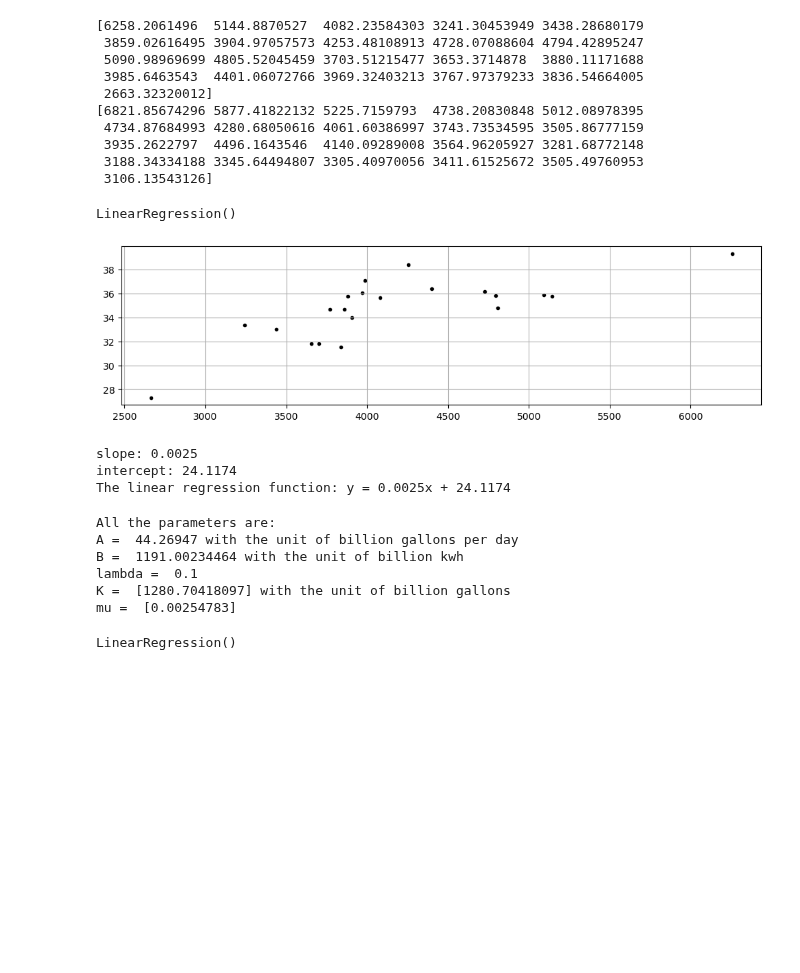
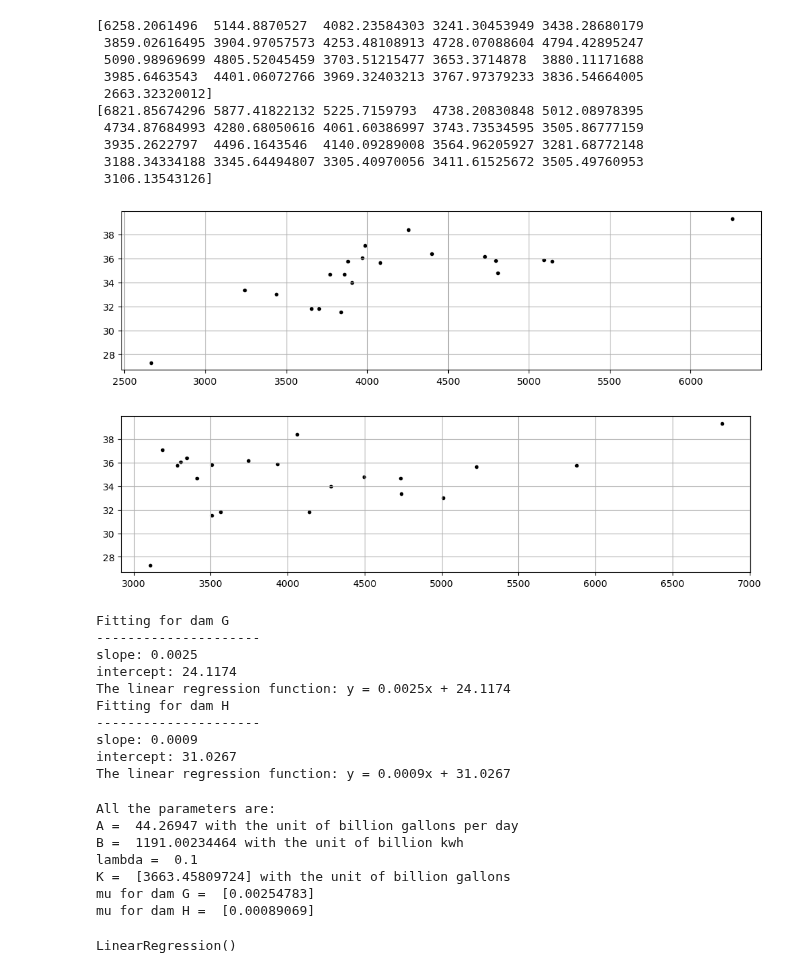
Before and after one commit to SILENT-GUO/MCM_works, a Jupyter notebook: 2022TaskB/Problem_1.ipynb, the cells around one changed output. Drawn from its saved outputs; the diff is of its cells as text; code cells hidden in the pictures; blank space fills up the shorter version.

```diff
--- a/2022TaskB/Problem_1.ipynb
+++ b/2022TaskB/Problem_1.ipynb
@@ -154,23 +154,49 @@ print(waterH)
 # %%
 df = pd.DataFrame(elec, columns=['elec'])
 df['waterG'] = waterG
+df['waterH'] = waterH
 fig = plt.figure(figsize =(12,3))
 plt.scatter(df['waterG'],df['elec'],marker = '.',color = 'k')
 plt.grid(True)
 # elec = a * water + b
-model = linear_model.LinearRegression()
-model.fit(df['waterG'][:,np.newaxis], df['elec'][:,np.newaxis])
+modelG = linear_model.LinearRegression()
+modelG.fit(df['waterG'][:,np.newaxis], df['elec'][:,np.newaxis])
+
+fig = plt.figure(figsize =(12,3))
+plt.scatter(df['waterH'],df['elec'],marker = '.',color = 'k')
+plt.grid(True)
+# elec = a * water + b
+modelH = linear_model.LinearRegression()
+modelH.fit(df['waterH'][:,np.newaxis], df['elec'][:,np.newaxis])
+
+plt.show()
 # %% [output]
-LinearRegression()
 [figure]
+[figure, added]
 # %%
-print('slope: %.4f' % model.coef_[0])
-print('intercept: %.4f' % model.intercept_)
+print("Fitting for dam G")
+print("---------------------")
+print('slope: %.4f' % modelG.coef_[0])
+print('intercept: %.4f' % modelG.intercept_)
 print('The linear regression function: y = %.4fx + %.4f' %
-      (model.coef_[0], model.intercept_))
+      (modelG.coef_[0], modelG.intercept_))
+
+print("Fitting for dam H")
+print("---------------------")
+print('slope: %.4f' % modelH.coef_[0])
+print('intercept: %.4f' % modelH.intercept_)
+print('The linear regression function: y = %.4fx + %.4f' %
+      (modelH.coef_[0], modelH.intercept_))
 # %% [output]
+Fitting for dam G
+---------------------
 slope: 0.0025
 intercept: 24.1174
 The linear regression function: y = 0.0025x + 24.1174
+Fitting for dam H
+---------------------
+slope: 0.0009
+intercept: 31.0267
+The linear regression function: y = 0.0009x + 31.0267
 # %%
 ### here mu is the slope
@@ -183,14 +214,16 @@ print("A = ", A, "with the unit of billion gallons per day")
 print("B = ", B, "with the unit of billion kwh")
 print("lambda = ", lamb)
 print("K = ", K, "with the unit of billion gallons")
-print("mu = ", mu)
+print("mu for dam G = ", mu_G)
+print("mu for dam H = ", mu_H)
 # %% [output]
 All the parameters are:
 A =  44.26947 with the unit of billion gallons per day
 B =  1191.00234464 with the unit of billion kwh
 lambda =  0.1
-K =  [1280.70418097] with the unit of billion gallons
-mu =  [0.00254783]
+K =  [3663.45809724] with the unit of billion gallons
+mu for dam G =  [0.00254783]
+mu for dam H =  [0.00089069]
 # %%
 # water = a * level + b
 df2 = pd.DataFrame(levelG, columns=['levelG'])
```
Also changed, not shown: parts of 3 cells of this notebook.
